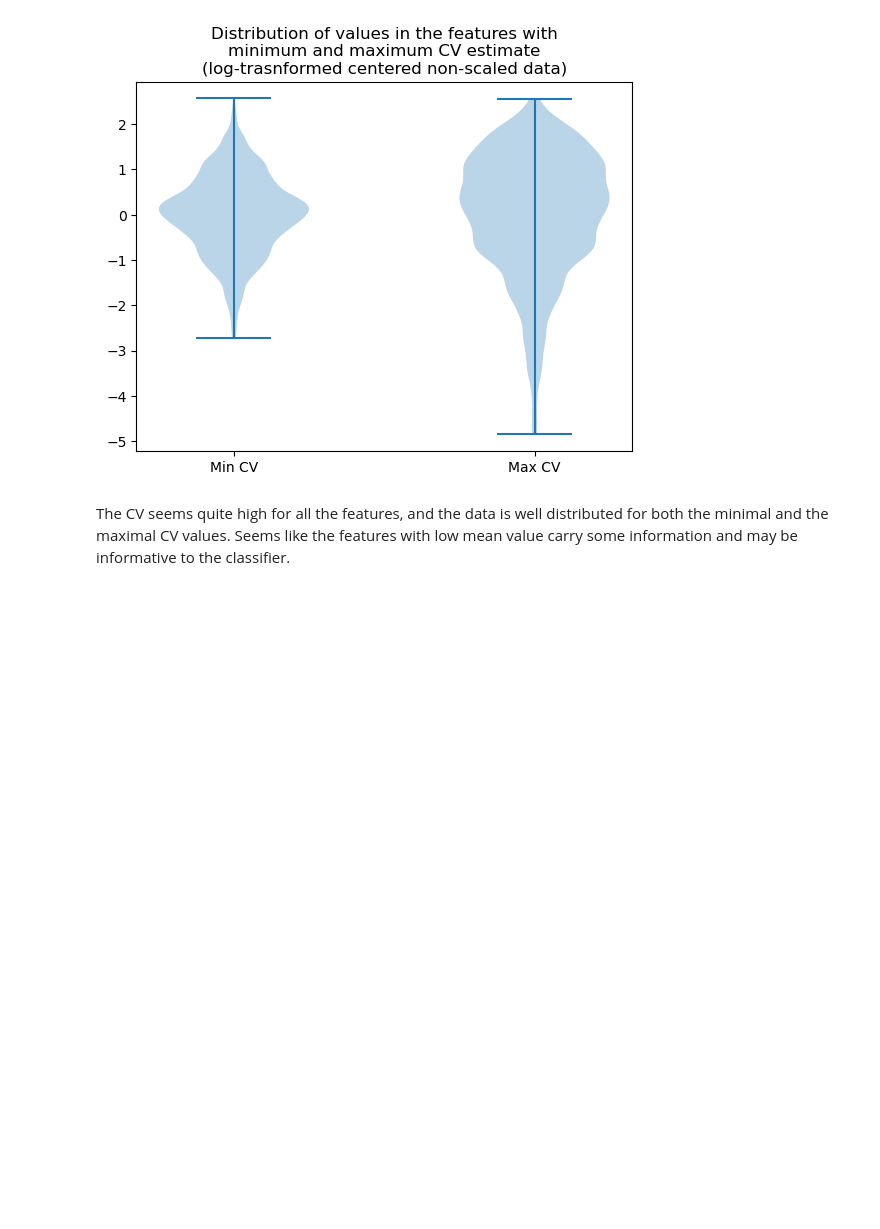
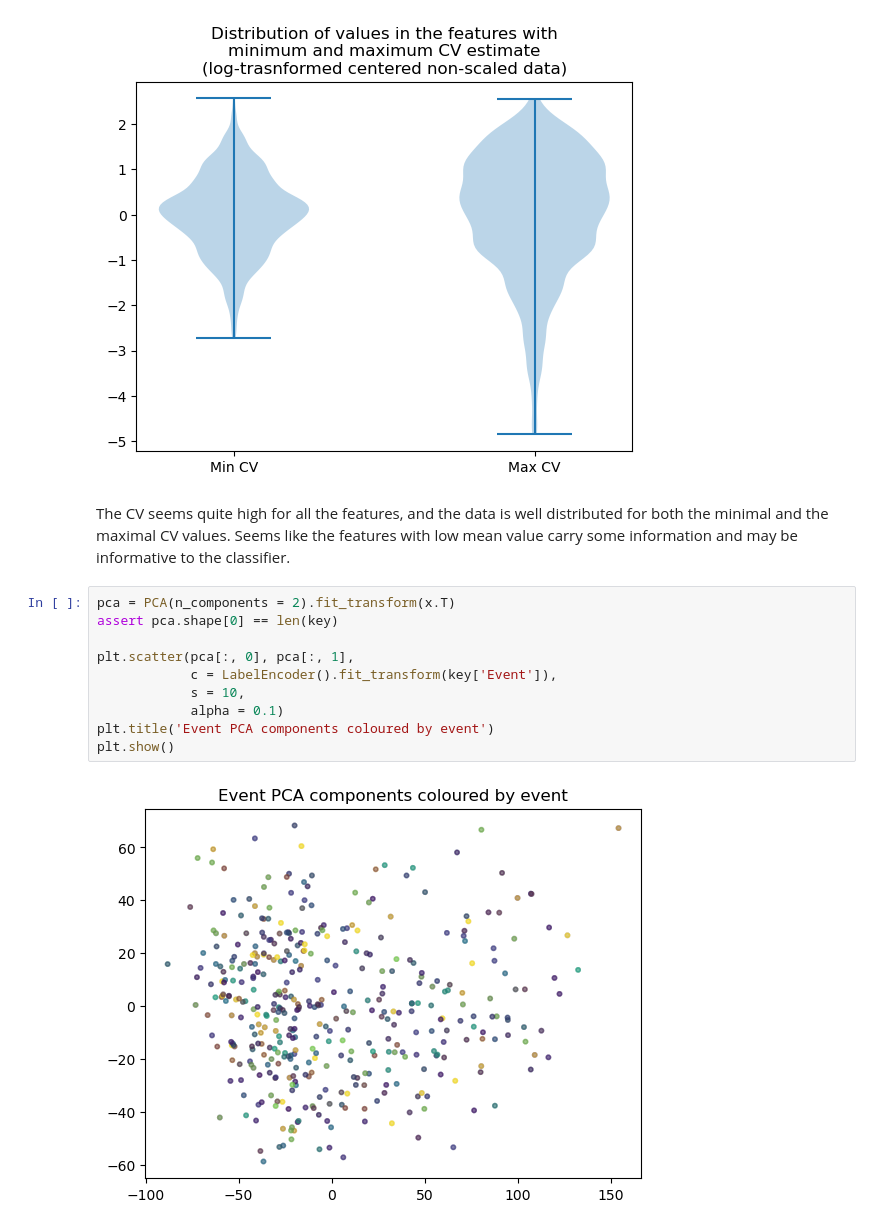
Before and after one commit to kerseviciute/problem-at-hand, a Jupyter notebook: classifier.ipynb, the cells around one changed output. Saved outputs shown, nothing was run; the diff lists cells and outputs as text; blank space fills up the shorter version.

```diff
--- a/classifier.ipynb
+++ b/classifier.ipynb
@@ -121,3 +135,15 @@ plt.show()
 [figure]
 # %% [markdown]
 The CV seems quite high for all the features, and the data is well distributed for both the minimal and the maximal CV values. Seems like the features with low mean value carry some information and may be informative to the classifier.
+# %%
+pca = PCA(n_components = 2).fit_transform(x.T)
+assert pca.shape[0] == len(key)
+
+plt.scatter(pca[:, 0], pca[:, 1],
+            c = LabelEncoder().fit_transform(key['Event']),
+            s = 10,
+            alpha = 0.1)
+plt.title('Event PCA components coloured by event')
+plt.show()
+# %% [output]
+[figure, added]
```
Also changed, not shown: parts of 8 cells of this notebook.
